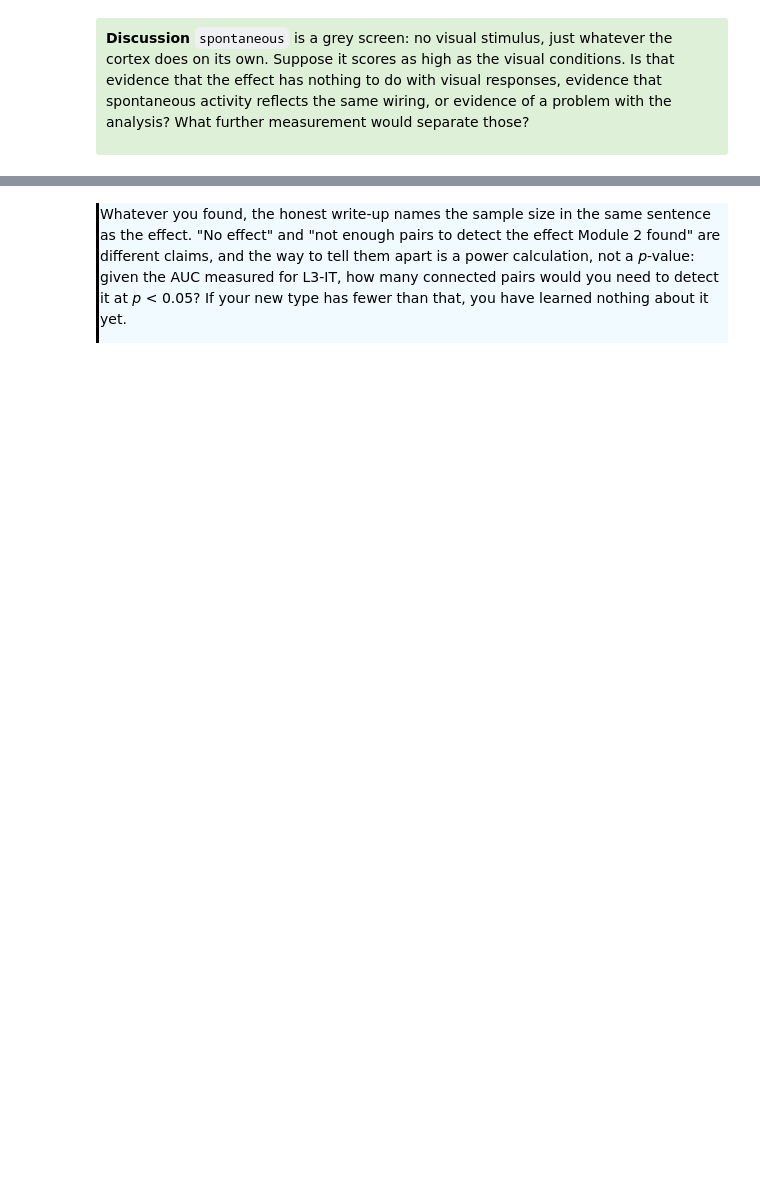
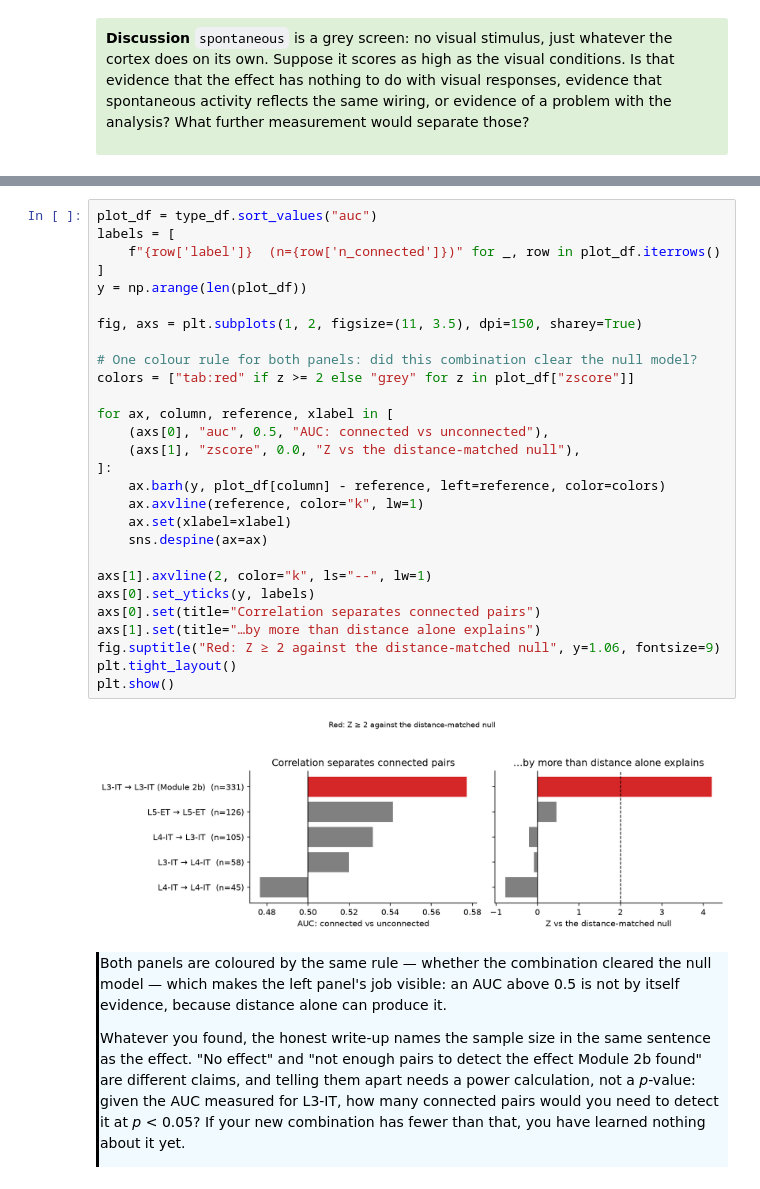
Before and after one commit to AllenSWDB/SWDB_2026_Connectomics, a Jupyter notebook: code/solutions/Exercise_2 - Solutions.ipynb, the cells around one changed output, grey strips where cells are left out. Saved outputs shown, nothing was run; the diff lists cells and outputs as text; blank space fills up the shorter version.

```diff
--- a/code/solutions/Exercise_2 - Solutions.ipynb
+++ b/code/solutions/Exercise_2 - Solutions.ipynb
@@ -914,12 +806,44 @@ L5-ET -> L5-ET
+# %%
+plot_df = type_df.sort_values("auc")
+labels = [
+    f"{row['label']}  (n={row['n_connected']})" for _, row in plot_df.iterrows()
+]
+y = np.arange(len(plot_df))
+
+fig, axs = plt.subplots(1, 2, figsize=(11, 3.5), dpi=150, sharey=True)
+
+# One colour rule for both panels: did this combination clear the null model?
+colors = ["tab:red" if z >= 2 else "grey" for z in plot_df["zscore"]]
+
+for ax, column, reference, xlabel in [
+    (axs[0], "auc", 0.5, "AUC: connected vs unconnected"),
+    (axs[1], "zscore", 0.0, "Z vs the distance-matched null"),
+]:
+    ax.barh(y, plot_df[column] - reference, left=reference, color=colors)
+    ax.axvline(reference, color="k", lw=1)
+    ax.set(xlabel=xlabel)
+    sns.despine(ax=ax)
+
+axs[1].axvline(2, color="k", ls="--", lw=1)
+axs[0].set_yticks(y, labels)
+axs[0].set(title="Correlation separates connected pairs")
+axs[1].set(title="…by more than distance alone explains")
+fig.suptitle("Red: Z ≥ 2 against the distance-matched null", y=1.06, fontsize=9)
+plt.tight_layout()
+plt.show()
+# %% [output]
+[figure, added]
 # %% [markdown]
 <div style="border-left: 3px solid #000; padding: 1px; padding-left: 10px; background: #F0FAFF; ">
 
-<p>Whatever you found, the honest write-up names the sample size in the same sentence as
-the effect. "No effect" and "not enough pairs to detect the effect Module 2 found" are
-different claims, and the way to tell them apart is a power calculation, not a
-<i>p</i>-value: given the AUC measured for L3-IT, how many connected pairs would you need to
-detect it at <i>p</i> &lt; 0.05? If your new type has fewer than that, you have learned
-nothing about it yet.
+<p>Both panels are coloured by the same rule &mdash; whether the combination cleared the null
+model &mdash; which makes the left panel's job visible: an AUC above 0.5 is not by itself
+evidence, because distance alone can produce it.
+<p>Whatever you found, the honest write-up names the sample size in the same sentence as the
+effect. "No effect" and "not enough pairs to detect the effect Module 2b found" are different
+claims, and telling them apart needs a power calculation, not a <i>p</i>-value: given the AUC
+measured for L3-IT, how many connected pairs would you need to detect it at <i>p</i> &lt;
+0.05? If your new combination has fewer than that, you have learned nothing about it yet.
 
 </div>
 # %% [markdown]
```
Also changed, not shown: parts of 47 cells of this notebook, 1 other file.
